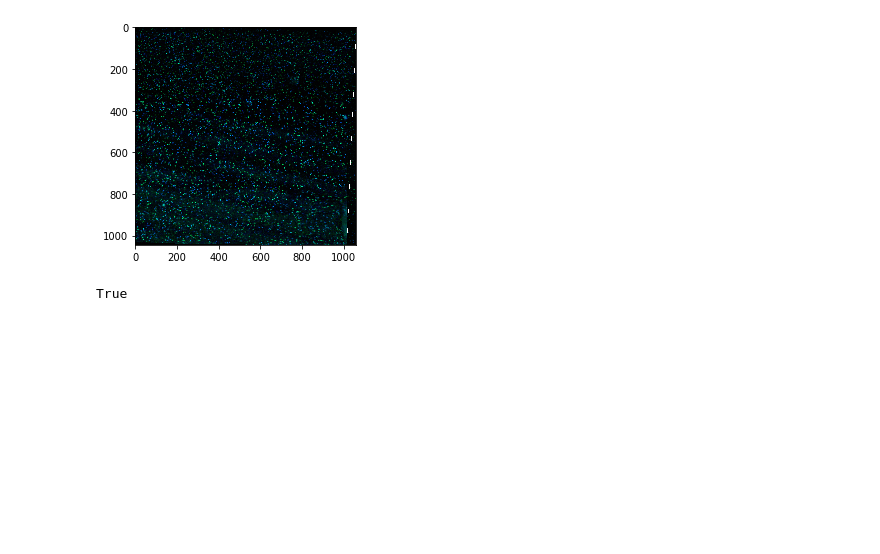
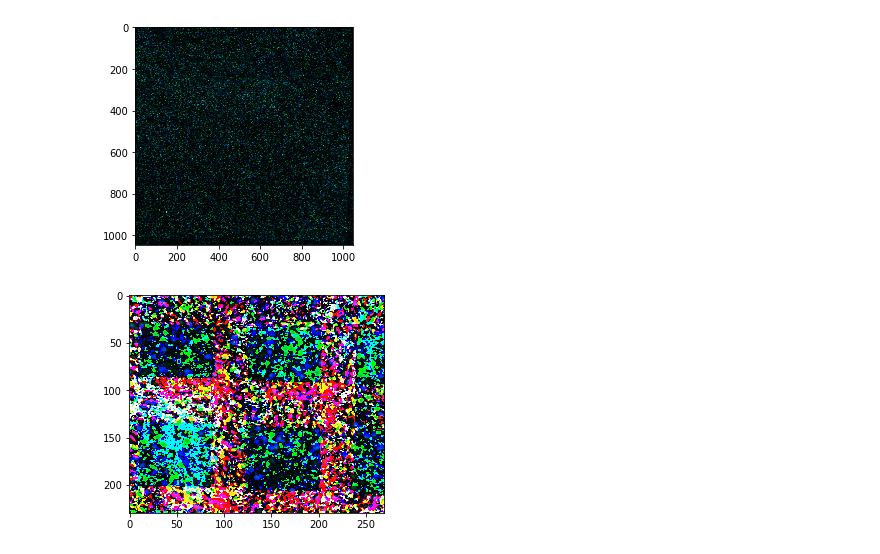
Before and after one commit to optospinlab/lateral-scan-analysis, a Jupyter notebook: ScanComparison.ipynb, the cells around one changed output. Cells and saved outputs as stored; diff of their text form; code cells hidden in the pictures; blank space fills up the shorter version.

```diff
--- a/ScanComparison.ipynb
+++ b/ScanComparison.ipynb
@@ -91,8 +90,11 @@ cv2.polylines(composite, [np.int32(corners)], False, (255, 255, 255), 0)
 
 plt.imshow(composite)
 plt.show()
+cv2.imwrite('composite.png', composite)
+cv2.imwrite('12.png', img2);
+cv2.imwrite('11.png', warped);
 # %% [output]
-[figure, old version]
+[figure, new version]
 # %%
 warp_mode = cv2.MOTION_HOMOGRAPHY
 warp_mode = cv2.MOTION_AFFINE
@@ -125,9 +127,11 @@ else :
 # %%
 cv2.imwrite('fragment1.png', fragment1)
 cv2.imwrite('fragment2.png', fragment2)
 cv2.imwrite('fragment2_aligned.png', im2_aligned)
+
+plt.imshow(im2_aligned - fragment1);
 # %% [output]
-True
+[figure, added]
 # %%
 #im2_aligned = cv2.warpPerspective (fragment1, warp_matrix, fragment2.shape, flags=cv2.INTER_LINEAR + cv2.WARP_INVERSE_MAP)
 
```
Also changed, not shown: parts of 6 cells of this notebook, 5 other files.
